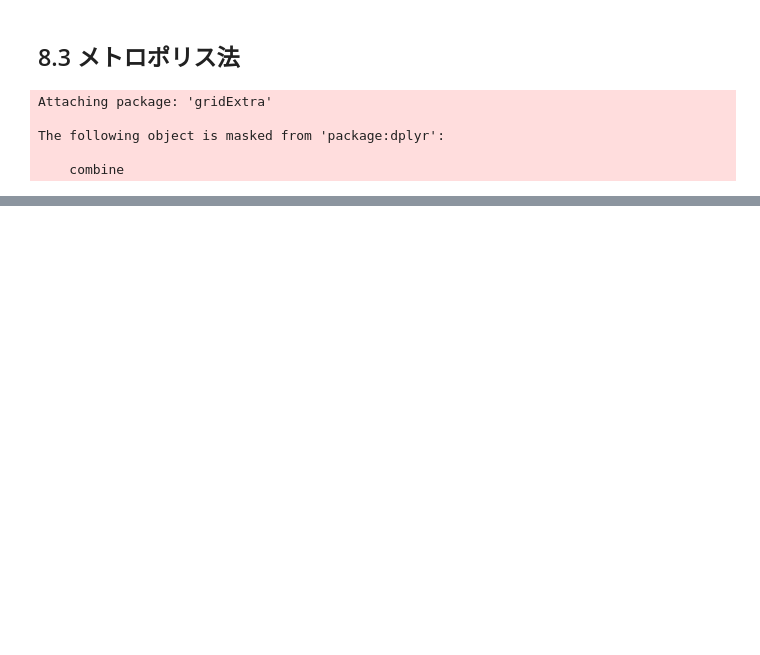
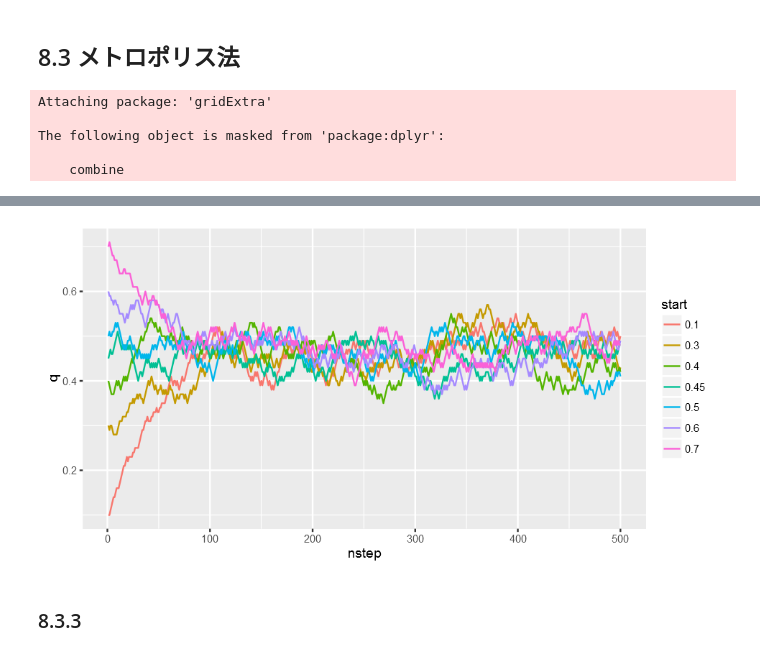
Before and after one commit to whatalnk/stat-model-intro, a Jupyter notebook: Chap08.ipynb, the cells around one changed output, grey strips where cells are left out. Cells and saved outputs as stored; diff of their text form; code cells hidden in the pictures; blank space fills up the shorter version.

```diff
--- a/Chap08.ipynb
+++ b/Chap08.ipynb
@@ -189,0 +198,11 @@ grid.arrange(gp1, gp2, ncol = 2)
+# %%
+d.met4 <- data_frame(
+    nstep = c(1:500),
+    q1 = metropolis(0.1, 500, data),
+    q3 = metropolis(0.3, 500, data),
+    q4 = metropolis(0.4, 500, data),
+    q45 = metropolis(0.45, 500, data),
+    q5 = metropolis(0.5, 500, data),
+    q6 = metropolis(0.6, 500, data),
+    q7 = metropolis(0.7, 500, data)
+)
@@ -189,0 +211,9 @@ grid.arrange(gp1, gp2, ncol = 2)
+# %%
+d.met4 %>>% gather(start, q, -nstep) %>>%
+    ggplot(aes(x = nstep, y = q, group = start, colour = start)) +
+    geom_line() +
+    scale_colour_discrete(labels = c("0.1", "0.3", "0.4", "0.45", "0.5", "0.6", "0.7"))
+# %% [output]
+[figure, added]
+# %% [markdown]
+### 8.3.3
```
Also changed, not shown: parts of 13 cells of this notebook, 2 other files.
